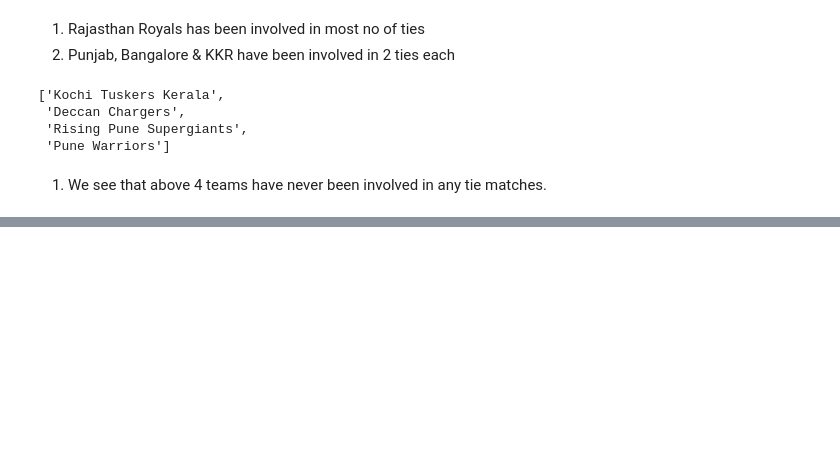
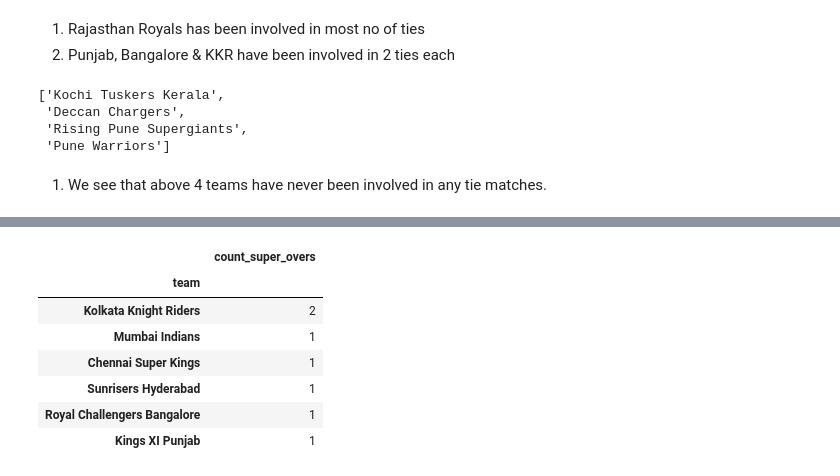
Before and after one commit to sumitpriye/Exploratory_Data_Analysis, a Jupyter notebook: IPL/IPL EDA.ipynb, the cells around one changed output, grey strips where cells are left out. Cells and saved outputs as stored; diff of their text form; code cells hidden in the pictures; blank space fills up the shorter version.

```diff
--- a/IPL/IPL EDA.ipynb
+++ b/IPL/IPL EDA.ipynb
@@ -1073,0 +1101,15 @@ plt.tick_params(axis='y', labelcolor='black')
+# %%
+super_overs1=super_overs[['batting_team','bowling_team']]['batting_team'].value_counts()
+super_overs1=super_overs1.reset_index()
+super_overs1.columns=['team','count_super_overs']
+super_overs1 = super_overs1.set_index('team')
+super_overs1
+# %% [output]
+|  | count_super_overs |
+| team |  |
+| Kolkata Knight Riders | 2 |
+| Mumbai Indians | 1 |
+| Chennai Super Kings | 1 |
+| Sunrisers Hyderabad | 1 |
+| Royal Challengers Bangalore | 1 |
+| Kings XI Punjab | 1 |
```
Also changed, not shown: parts of 126 cells of this notebook.
